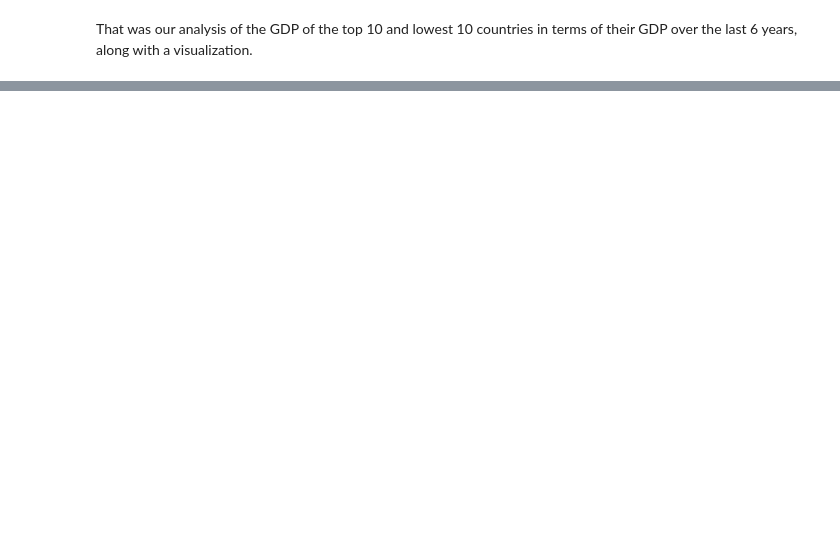
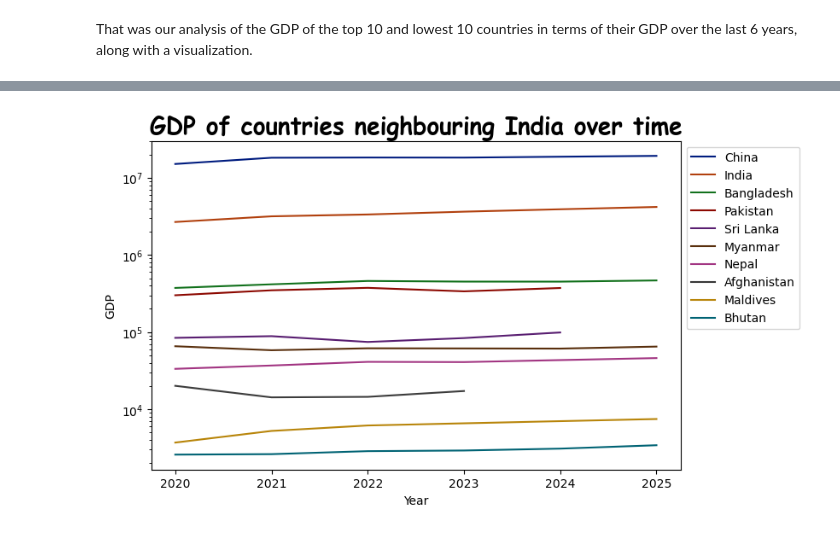
Before and after one commit to bestboybest/LearningPython, a Jupyter notebook: 2) Pandas + Seaborn Projects/01) GDPCountries/GDPAnalysis.ipynb, the cells around one changed output, grey strips where cells are left out. Cells and saved outputs as stored; diff of their text form; code cells hidden in the pictures; blank space fills up the shorter version.

```diff
--- a/2) Pandas + Seaborn Projects/01) GDPCountries/GDPAnalysis.ipynb
+++ b/2) Pandas + Seaborn Projects/01) GDPCountries/GDPAnalysis.ipynb
@@ -85,0 +145,6 @@ That was our analysis of the GDP of the top 10 and lowest 10 countries in terms
+# %%
+#Create a melted copy of dataframe to create its lineplot
+
+#Revisit to understand below line better (melting, pivoting, long/wide dynamics)
+indiaNLong = pd.melt(indiaN, id_vars = 'Country', value_vars = ['2020', '2021', '2022', '2023', '2024', '2025'], var_name = 'Year', value_name = 'GDP')
+indiaNLong.sample(10)
@@ -85,0 +163,5 @@ That was our analysis of the GDP of the top 10 and lowest 10 countries in terms
+# %%
+#Countries in decreasing sorted order (needed later)
+
+countries  = indiaN.sort_values('Total', ascending = False)['Country']
+countries
@@ -85,0 +180,17 @@ That was our analysis of the GDP of the top 10 and lowest 10 countries in terms
+# %%
+#Make Lineplot with new created melted dataframe
+
+plt.figure(figsize = (8,5), dpi = 100)
+ax = sns.lineplot(data = indiaNLong, x = 'Year', y = 'GDP', hue = 'Country', hue_order = countries, palette = 'dark')
+ax.set_yscale('log')
+#to place legend out of the graph
+ax.legend(bbox_to_anchor  = (1,1))
+
+plt.title("GDP of countries neighbouring India over time", fontdict = titleFont)
+
+#hue_order = countries for some reason makes legend and hues color match up, im not complaining thats awesome but no clue why that works
+
+plt.savefig('GDPIndiaTime.png', dpi = 300)
+plt.show()
+# %% [output]
+[figure, added]
```
Also changed, not shown: parts of 11 cells of this notebook, 3 other files.
